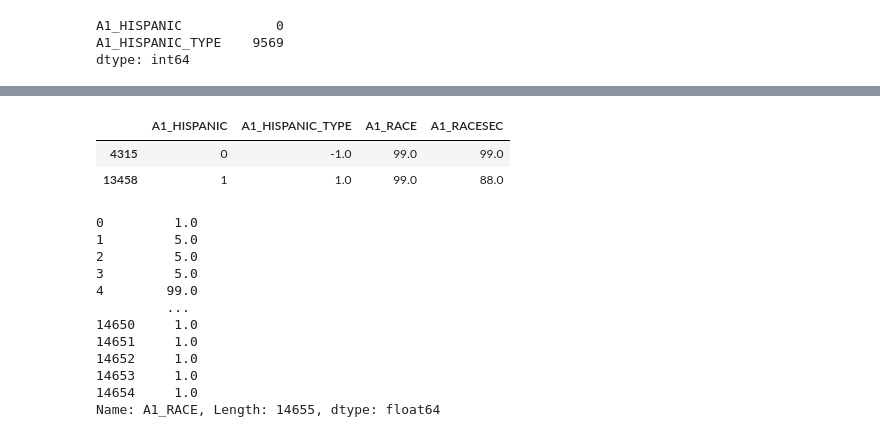
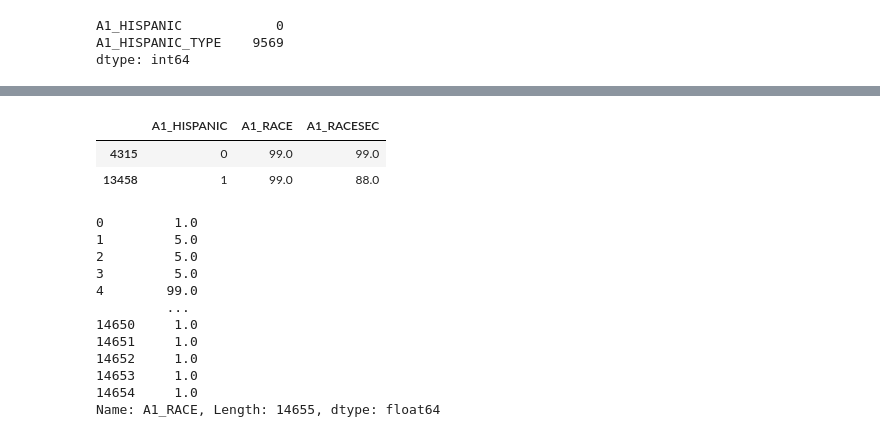
Before and after one commit to anusha1207/TARCC-Alzheimers, a Jupyter notebook: Data Exploration.ipynb, the cells around one changed output, grey strips where cells are left out. Cells and saved outputs as stored; diff of their text form; code cells hidden in the pictures.

```diff
--- a/Data Exploration.ipynb
+++ b/Data Exploration.ipynb
@@ -354,6 +378,3 @@ non_genome.loc[non_genome['A1_HISPANIC'] == 0].loc[:, ['A1_HISPANIC', 'A1_HISPAN
 A1_HISPANIC            0
 A1_HISPANIC_TYPE    9569
 dtype: int64
-# %%
-non_genome['A1_HISPANIC_TYPE'] = non_genome['A1_HISPANIC_TYPE'].fillna(value=-1)
-non_genome['A1_HISPANIC_TYPE']
@@ -372,0 +381,3 @@ Name: A1_HISPANIC_TYPE, Length: 14655, dtype: float64
+# %%
+non_genome.drop(labels=['A1_HISPANIC_TYPE'], axis=1, inplace=True)
+non_genome
@@ -373,9 +398,9 @@ Name: A1_HISPANIC_TYPE, Length: 14655, dtype: float64
 # %%
-non_genome.loc[non_genome['A1_RACE'] == 99].loc[:, ['A1_HISPANIC', 'A1_HISPANIC_TYPE', 'A1_RACE', 'A1_RACESEC']]
+non_genome.loc[non_genome['A1_RACE'] == 99].loc[:, ['A1_HISPANIC', 'A1_RACE', 'A1_RACESEC']]
 # %% [output]
-|  | A1_HISPANIC | A1_HISPANIC_TYPE | A1_RACE | A1_RACESEC |
-| 4315 | 0 | -1.0 | 99.0 | 99.0 |
-| 13458 | 1 | 1.0 | 99.0 | 88.0 |
+|  | A1_HISPANIC | A1_RACE | A1_RACESEC |
+| 4315 | 0 | 99.0 | 99.0 |
+| 13458 | 1 | 99.0 | 88.0 |
 # %%
 non_genome['A1_RACE'] = non_genome['A1_RACE'].fillna(value=99)
 non_genome['A1_RACE']
```
Also changed, not shown: parts of 74 cells of this notebook.
